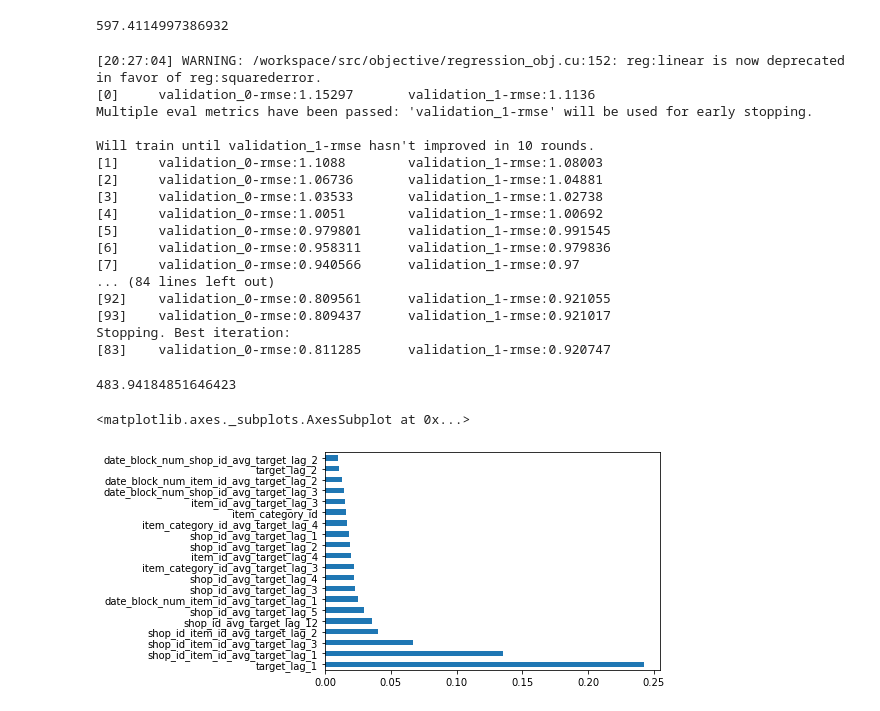
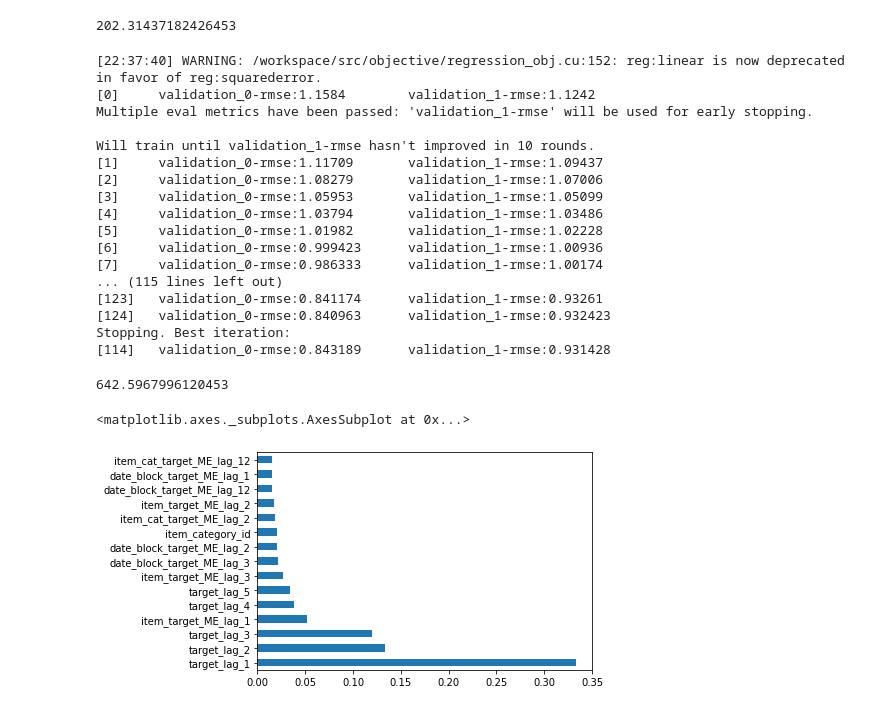
Before and after one commit to andresvir14/HWDCC_LFTK-, a Jupyter notebook: HWDCC_LFTK_Final_Proyect.ipynb, the cells around one changed output. Drawn from its saved outputs; the diff is of its cells as text; code cells hidden in the pictures.

```diff
--- a/HWDCC_LFTK_Final_Proyect.ipynb
+++ b/HWDCC_LFTK_Final_Proyect.ipynb
@@ -256,32 +182,13 @@ Index(['shop_id', 'item_id', 'date_block_num', 'target', 'item_name',
 ts = time.time()
 
 data = lag_feature(data, [1, 2, 3, 4, 5, 12], 'target')
-data = lag_feature(data, [1, 2, 3, 4, 5, 12], 'shop_id_avg_target')
-data = lag_feature(data, [1, 2, 3, 4, 5, 12], 'item_id_avg_target')
-data = lag_feature(data, [1, 2, 3, 4, 5, 12], 'item_category_id_avg_target')
-data = lag_feature(data, [1, 2, 3, 4, 5, 12], 'date_block_num_avg_target')
-data = lag_feature(data, [1, 2, 3, 4, 5, 12], 'date_block_num_item_id_avg_target')
-data = lag_feature(data, [1, 2, 3, 4, 5, 12], 'date_block_num_shop_id_avg_target')
-data = lag_feature(data, [1, 2, 3, 4, 5, 12], 'date_block_num_item_category_id_avg_target')
-data = lag_feature(data, [1, 2, 3, 4, 5, 12], 'shop_id_item_id_avg_target')
-data = lag_feature(data, [1, 2, 3, 4, 5, 12], 'shop_id_item_category_id_avg_target')
+data = lag_feature(data, [1, 2, 3, 4, 5, 12], 'date_block_target_ME')
+#data = lag_feature(data, [1, 2, 3, 4, 5, 12], 'shop_target_ME')
+data = lag_feature(data, [1, 2, 3, 4, 5, 12], 'item_target_ME')
+data = lag_feature(data, [1, 2, 3, 4, 5, 12], 'item_cat_target_ME')
 
-#data = lag_feature(data, [1, 2, 3, 4, 5, 12], 'shop_id_ME')
-#data = lag_feature(data, [1, 2, 3, 4, 5, 12], 'item_id_ME')
-#data = lag_feature(data, [1, 2, 3, 4, 5, 12], 'item_category_id_ME')
-
-#data = lag_feature(data, [1, 2, 3, 4, 5, 12], 'date_block_num_ME')
-#data = lag_feature(data, [1, 2, 3, 4, 5, 12], 'shop_item_ME')
-#data = lag_feature(data, [1, 2, 3, 4, 5, 12], 'block_shop_ME')
-#data = lag_feature(data, [1, 2, 3, 4, 5, 12], 'block_item_ME')
-#data = lag_feature(data, [1, 2, 3, 4, 5, 12], 'block_cat_ME')
+data = downcast(data)
 
 time.time() - ts
 # %% [output]
-597.4114997386932
+202.31437182426453
-# %%
-# Drop some level variables (lag 0)
-#data.drop(['shop_id_avg_target', 'item_id_avg_target', 'item_category_id_avg_target', 'date_block_num_avg_target','shop_id_ME', 'item_id_ME', 'item_category_id_ME',  'date_block_num_ME', 'shop_item_ME', 'block_shop_ME', 'block_item_ME', 'block_cat_ME'], axis = 1, inplace = True)
-data.drop(['shop_id_avg_target', 'item_id_avg_target', 'item_category_id_avg_target', 'date_block_num_avg_target', 'date_block_num_item_id_avg_target', 'date_block_num_shop_id_avg_target', 'date_block_num_item_category_id_avg_target', 'shop_id_item_id_avg_target', 'shop_id_item_category_id_avg_target'], axis = 1, inplace = True)
-
-data = downcast(data)
@@ -293,0 +195,3 @@ data = downcast(data)
+# %%
+# Drop level one features
+data.drop(['date_block_target_ME', 'item_target_ME', 'item_cat_target_ME'], axis = 1, inplace = True) # Drop object columns
@@ -308,7 +215,7 @@ ts = time.time()
 model = XGBRegressor(
     tree_method = "gpu_hist",
     max_depth = 6, # Tree related parameter: determines how deeply each tree is allowed to grow during any boosting round
-    min_child_weight = 1500, #
+    min_child_weight = 600, #
     colsample_bytree=0.8, # percentage of features used per tree. High value can lead to overfitting
     n_estimators = 500, # number of trees you want to build.
     subsample=0.8, # Boosting parameter: percentage of samples used per tree. Low value can lead to underfitting
@@ -325,30 +232,30 @@ model.fit(
 
 time.time() - ts
 # %% [output]
-[20:27:04] WARNING: /workspace/src/objective/regression_obj.cu:152: reg:linear is now deprecated in favor of reg:squarederror.
-[0]     validation_0-rmse:1.15297       validation_1-rmse:1.1136
+[22:37:40] WARNING: /workspace/src/objective/regression_obj.cu:152: reg:linear is now deprecated in favor of reg:squarederror.
+[0]     validation_0-rmse:1.1584        validation_1-rmse:1.1242
 Multiple eval metrics have been passed: 'validation_1-rmse' will be used for early stopping.
 
 Will train until validation_1-rmse hasn't improved in 10 rounds.
-[1]     validation_0-rmse:1.1088        validation_1-rmse:1.08003
-[2]     validation_0-rmse:1.06736       validation_1-rmse:1.04881
-[3]     validation_0-rmse:1.03533       validation_1-rmse:1.02738
-[4]     validation_0-rmse:1.0051        validation_1-rmse:1.00692
-[5]     validation_0-rmse:0.979801      validation_1-rmse:0.991545
-[6]     validation_0-rmse:0.958311      validation_1-rmse:0.979836
-[7]     validation_0-rmse:0.940566      validation_1-rmse:0.97
-... (84 lines left out)
-[92]    validation_0-rmse:0.809561      validation_1-rmse:0.921055
-[93]    validation_0-rmse:0.809437      validation_1-rmse:0.921017
+[1]     validation_0-rmse:1.11709       validation_1-rmse:1.09437
+[2]     validation_0-rmse:1.08279       validation_1-rmse:1.07006
+[3]     validation_0-rmse:1.05953       validation_1-rmse:1.05099
+[4]     validation_0-rmse:1.03794       validation_1-rmse:1.03486
+[5]     validation_0-rmse:1.01982       validation_1-rmse:1.02228
+[6]     validation_0-rmse:0.999423      validation_1-rmse:1.00936
+[7]     validation_0-rmse:0.986333      validation_1-rmse:1.00174
+... (115 lines left out)
+[123]   validation_0-rmse:0.841174      validation_1-rmse:0.93261
+[124]   validation_0-rmse:0.840963      validation_1-rmse:0.932423
 Stopping. Best iteration:
-[83]    validation_0-rmse:0.811285      validation_1-rmse:0.920747
+[114]   validation_0-rmse:0.843189      validation_1-rmse:0.931428
-483.94184851646423
+642.5967996120453
 # %%
 feat_importances = pd.Series(model.feature_importances_, index=X_train.columns)
-feat_importances.nlargest(20).plot(kind='barh')
+feat_importances.nlargest(15).plot(kind='barh')
 # %% [output]
 <matplotlib.axes._subplots.AxesSubplot at 0x...>
-[figure, old version]
+[figure, new version]
 # %%
 Y_test = model.predict(X_test).clip(0, 20)
 testdata = X_test
```
Also changed, not shown: parts of 14 cells of this notebook.
